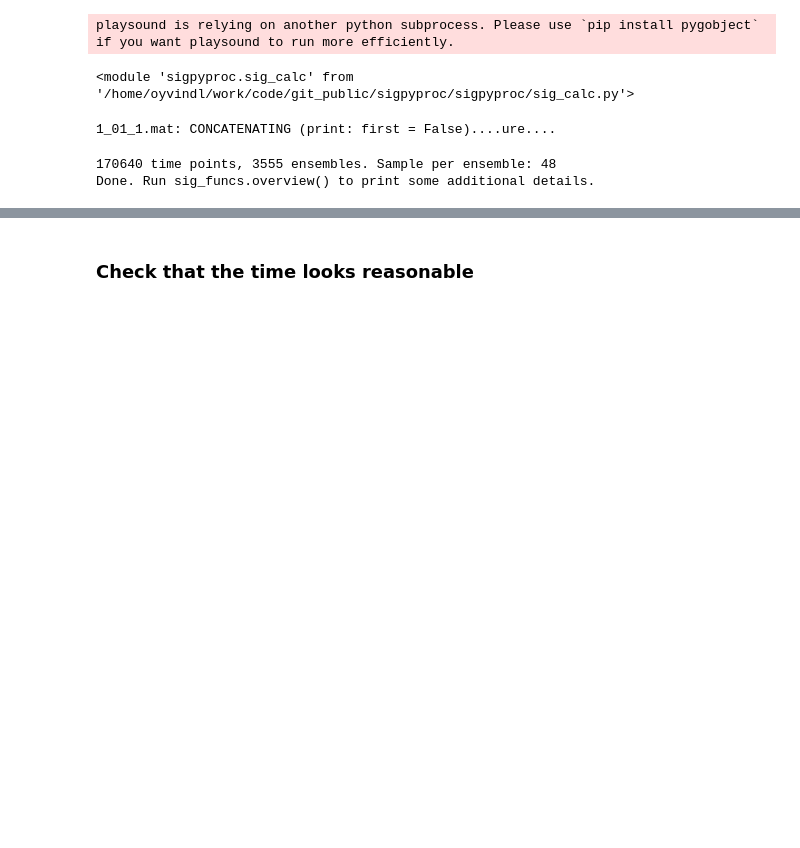
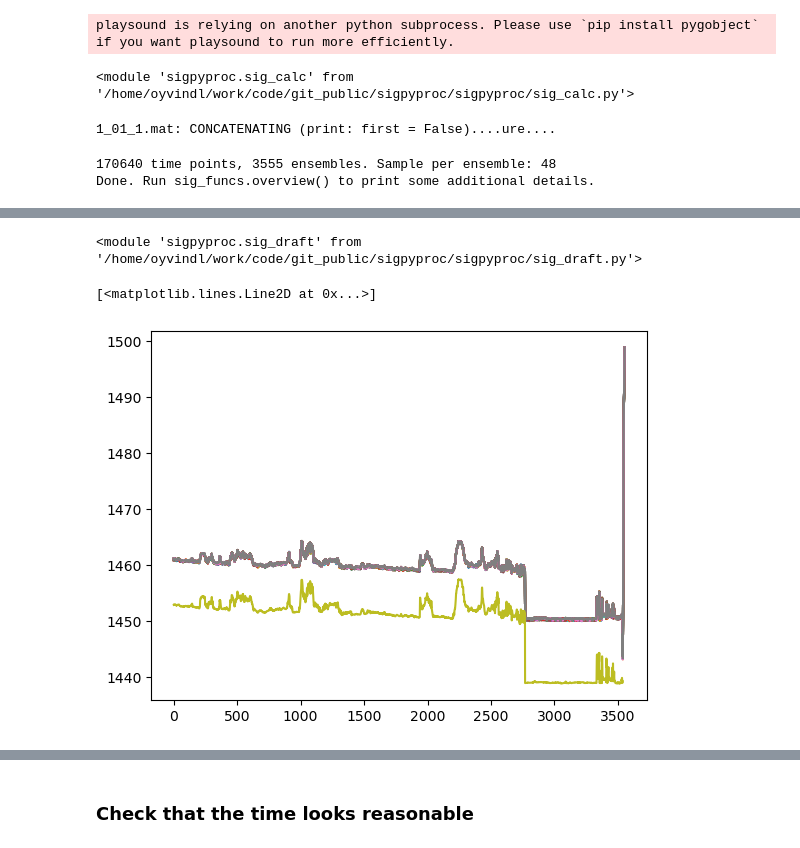
Before and after one commit to oyvfoss/pyiceproc, a Jupyter notebook: testing/development/Basic testing during development.ipynb, the cells around one changed output, grey strips where cells are left out. Saved outputs shown, nothing was run; the diff lists cells and outputs as text; code cells hidden in the pictures; blank space fills up the shorter version.

```diff
--- a/testing/development/Basic testing during development.ipynb
+++ b/testing/development/Basic testing during development.ipynb
@@ -114,0 +75,6 @@ ax.plot(DX.depth[:, 0])
+# %%
+importlib.reload(sig_calc)
+#importlib.reload(sig_calc)
+importlib.reload(sig_draft)
+# %% [output]
+<module 'sigpyproc.sig_draft' from '/home/oyvindl/work/code/git_public/sigpyproc/sigpyproc/sig_draft.py'>
@@ -114,0 +85,7 @@ ax.plot(DX.depth[:, 0])
+# %%
+fig, ax = plt.subplots()
+ax.plot(DX.Average_Soundspeed.data)
+ax.plot(DX.sound_speed_CTD.data)
+# %% [output]
+[<matplotlib.lines.Line2D at 0x...>]
+[figure, added]
```
Also changed, not shown: parts of 43 cells of this notebook, 7 other files.
